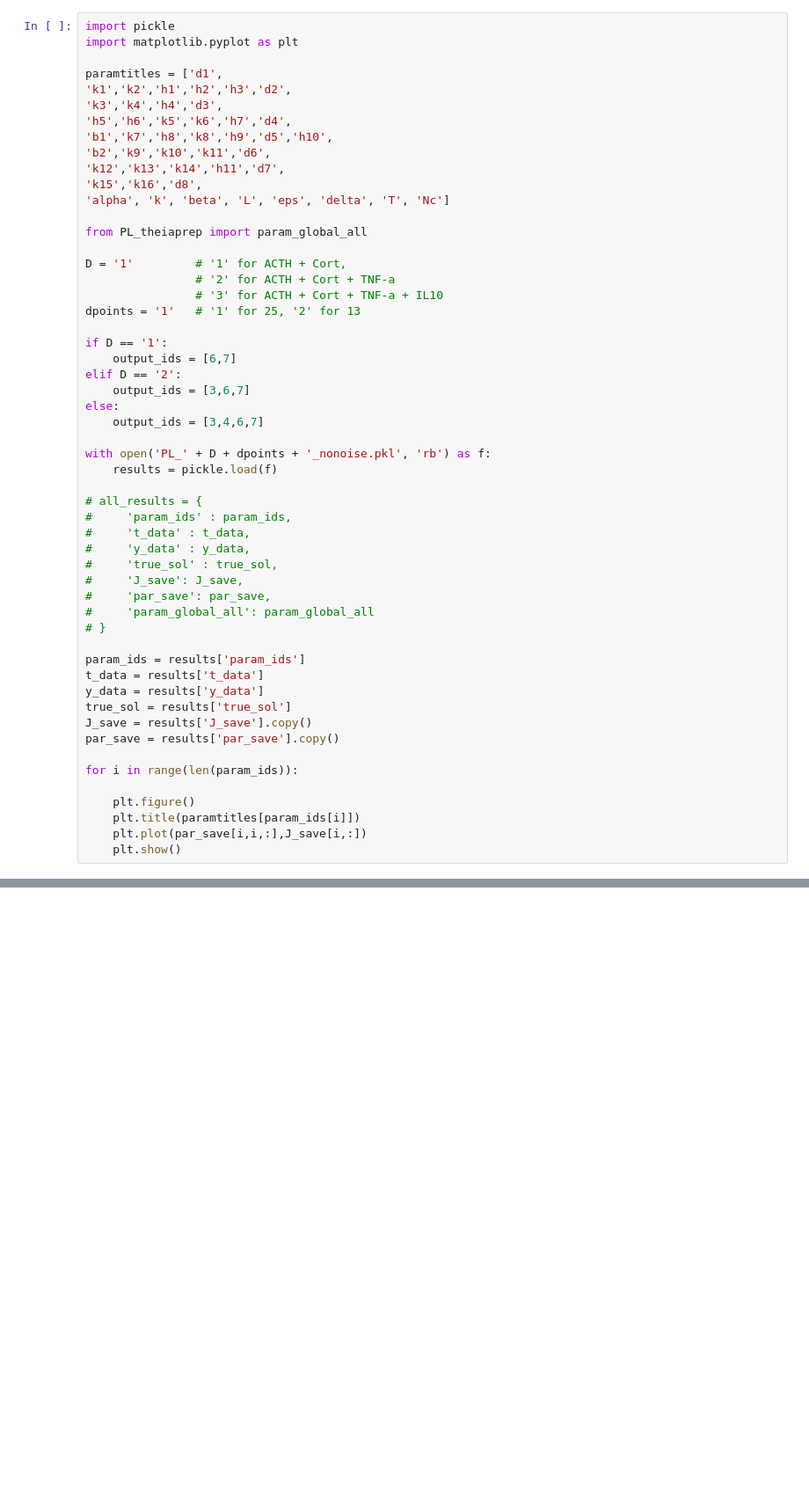
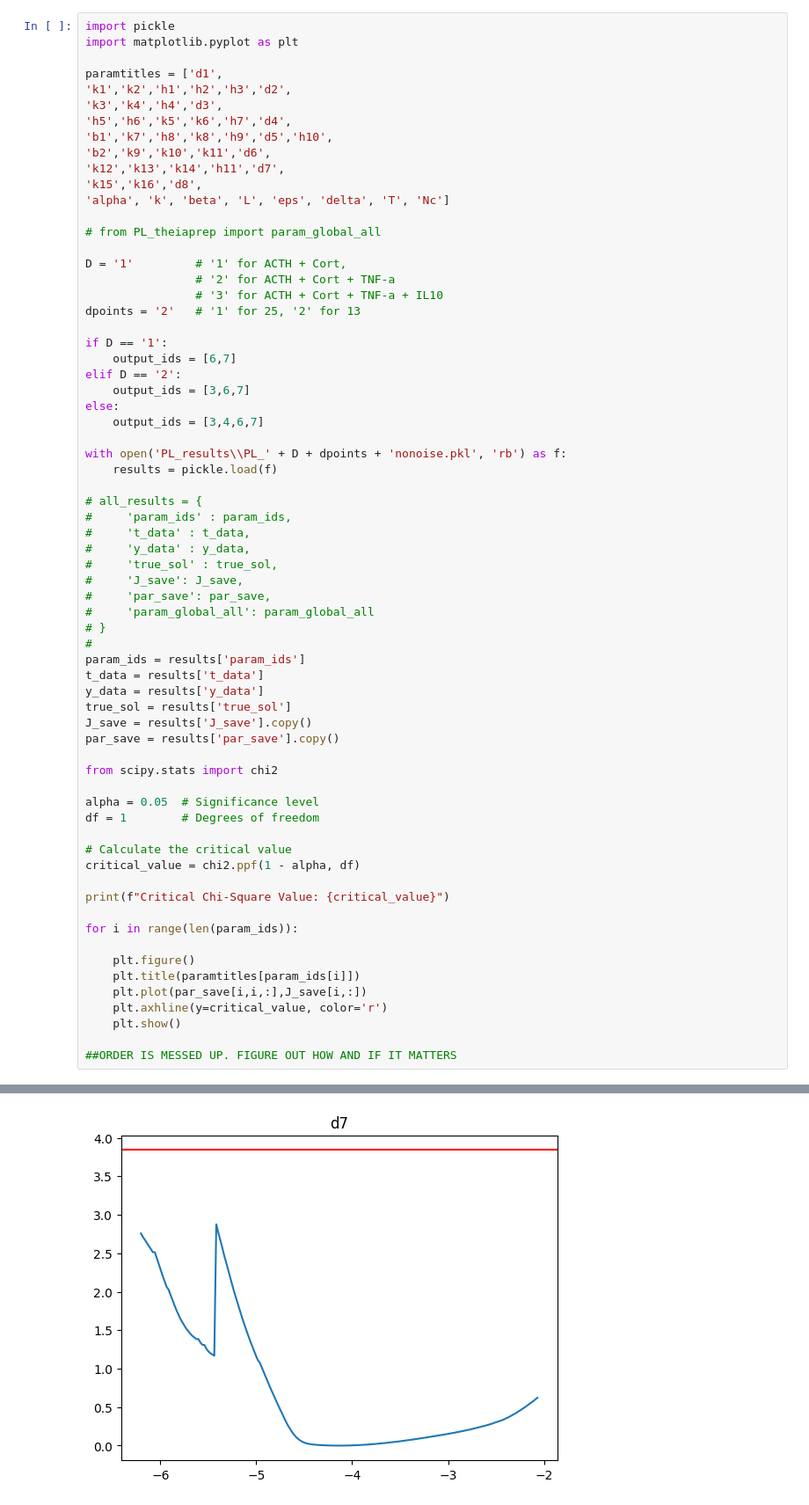
Before and after one commit to aayres22/ITIS_Analysis, a Jupyter notebook: PL_unpack.ipynb, the cells around one changed output, grey strips where cells are left out. Shown at 88% size. Drawn from its saved outputs; the diff is of its cells as text; blank space fills up the shorter version.

```diff
--- a/PL_unpack.ipynb
+++ b/PL_unpack.ipynb
@@ -12,12 +12,12 @@ paramtitles = ['d1',
 'k15','k16','d8',
 'alpha', 'k', 'beta', 'L', 'eps', 'delta', 'T', 'Nc']
 
-from PL_theiaprep import param_global_all
+# from PL_theiaprep import param_global_all
 
 D = '1'         # '1' for ACTH + Cort,
                 # '2' for ACTH + Cort + TNF-a
                 # '3' for ACTH + Cort + TNF-a + IL10
-dpoints = '1'   # '1' for 25, '2' for 13
+dpoints = '2'   # '1' for 25, '2' for 13
 
 if D == '1':
     output_ids = [6,7]
@@ -26,7 +26,7 @@ elif D == '2':
 else:
     output_ids = [3,4,6,7]
 
-with open('PL_' + D + dpoints + '_nonoise.pkl', 'rb') as f:
+with open('PL_results\\PL_' + D + dpoints + 'nonoise.pkl', 'rb') as f:
     results = pickle.load(f)
 
 # all_results = {
@@ -38,7 +38,7 @@ with open('PL_' + D + dpoints + '_nonoise.pkl', 'rb') as f:
 #     'par_save': par_save,
 #     'param_global_all': param_global_all
 # }
-
+#
 param_ids = results['param_ids']
 t_data = results['t_data']
 y_data = results['y_data']
@@ -46,10 +46,23 @@ true_sol = results['true_sol']
 J_save = results['J_save'].copy()
 par_save = results['par_save'].copy()
 
+from scipy.stats import chi2
+
+alpha = 0.05  # Significance level
+df = 1        # Degrees of freedom
+
+# Calculate the critical value
+critical_value = chi2.ppf(1 - alpha, df)
+
+print(f"Critical Chi-Square Value: {critical_value}")
+
 for i in range(len(param_ids)):
 
     plt.figure()
     plt.title(paramtitles[param_ids[i]])
     plt.plot(par_save[i,i,:],J_save[i,:])
+    plt.axhline(y=critical_value, color='r')
     plt.show()
+
+##ORDER IS MESSED UP. FIGURE OUT HOW AND IF IT MATTERS
 # %% [output]
@@ -56,0 +70 @@ FileNotFoundError: [Errno 2] No such file or directory: '/work/aayres/syntheticD
+[figure, added]
```
Also changed, not shown: parts of 2 cells of this notebook, 26 other files.
